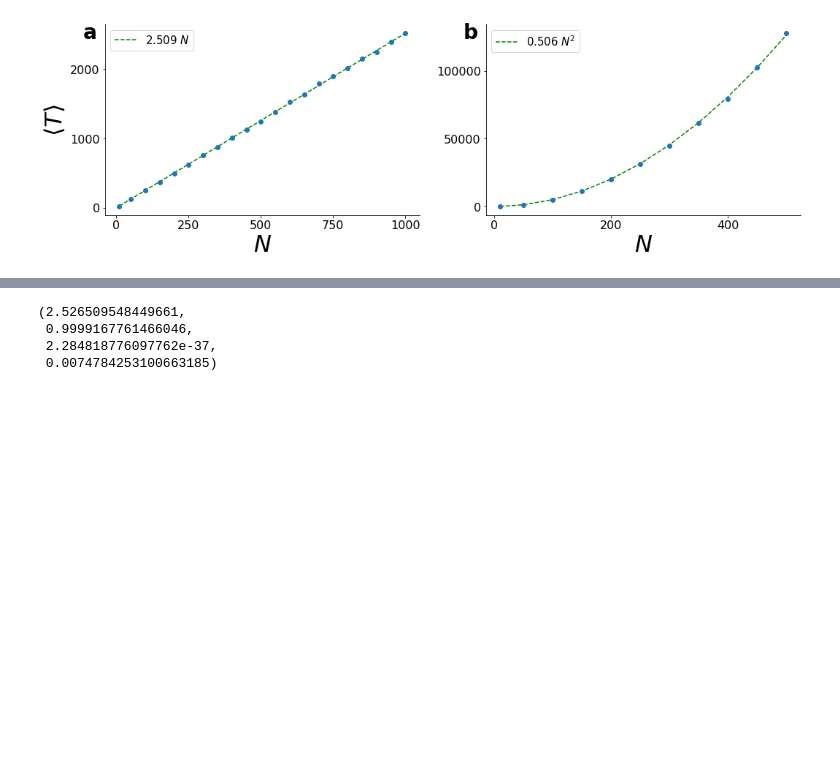
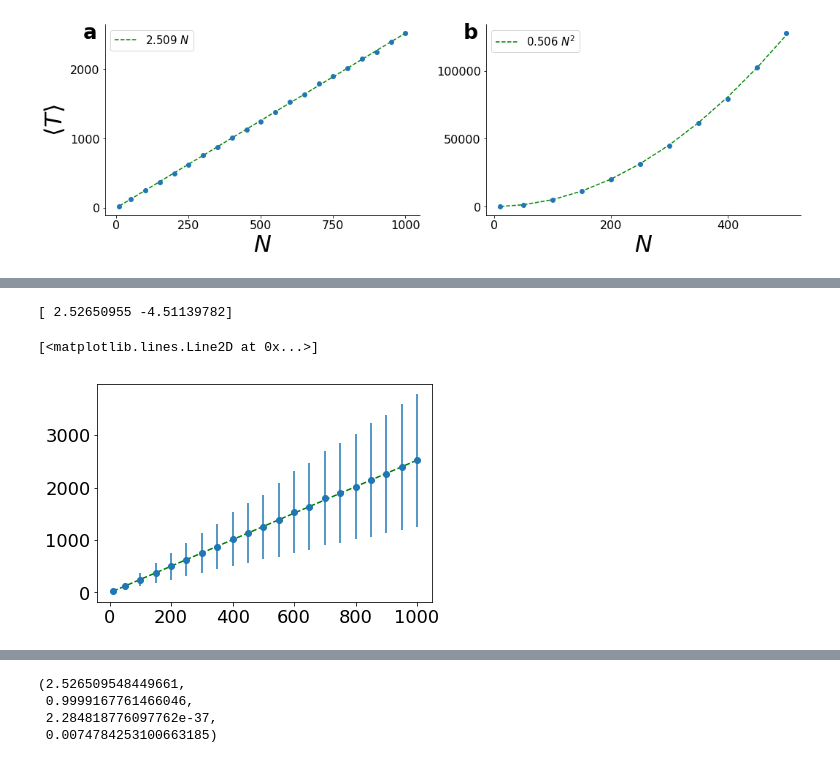
Before and after one commit to Khev/the_taxi_drive, a Jupyter notebook: make_figure.ipynb, the cells around one changed output, grey strips where cells are left out. Cells and saved outputs as stored; diff of their text form; code cells hidden in the pictures; blank space fills up the shorter version.

```diff
--- a/make_figure.ipynb
+++ b/make_figure.ipynb
@@ -183,0 +201,16 @@ plt.plot(Ns, func(Ns, *popt), 'g--')
+# %%
+T_mean = np.loadtxt('data/mean_cover_td_ring.txt')
+Ns = np.loadtxt('data/mean_cover_td_ring_Ns.txt')
+T_std = np.loadtxt('data/mean_cover_td_ring_std.txt')
+
+def func(N,b,c):
+    return 0*N**2 + b*N + c
+popt, pcov = curve_fit(func,Ns,T_mean)
+print popt
+
+plt.errorbar(Ns,T_mean,yerr=T_std,fmt='o')
+plt.plot(Ns, func(Ns, *popt), 'g--')
+# %% [output]
+[ 2.52650955 -4.51139782]
+[<matplotlib.lines.Line2D at 0x...>]
+[figure, added]
```
Also changed, not shown: parts of 7 cells of this notebook, 24 other files.
